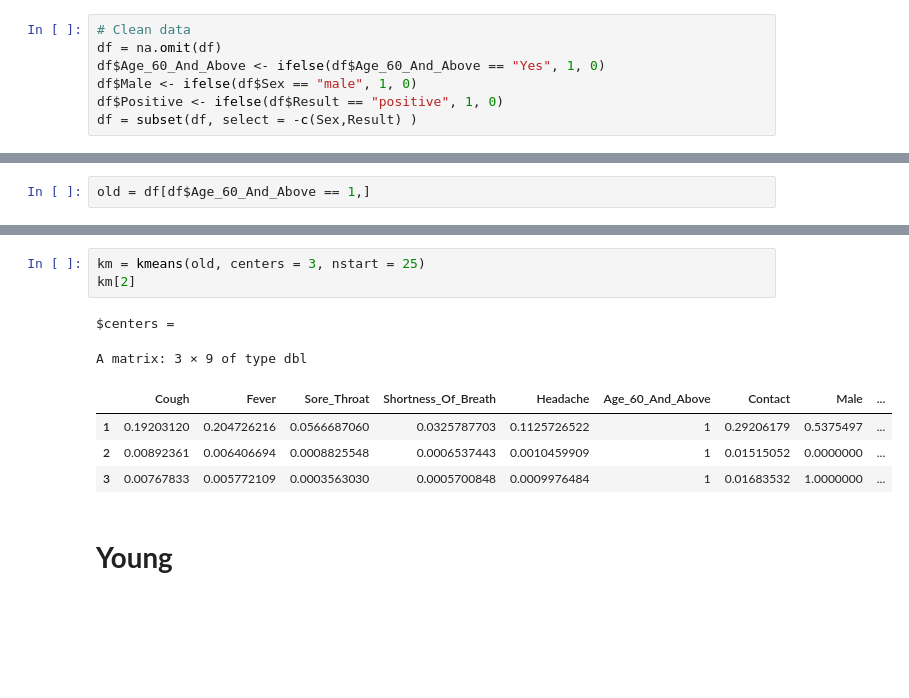
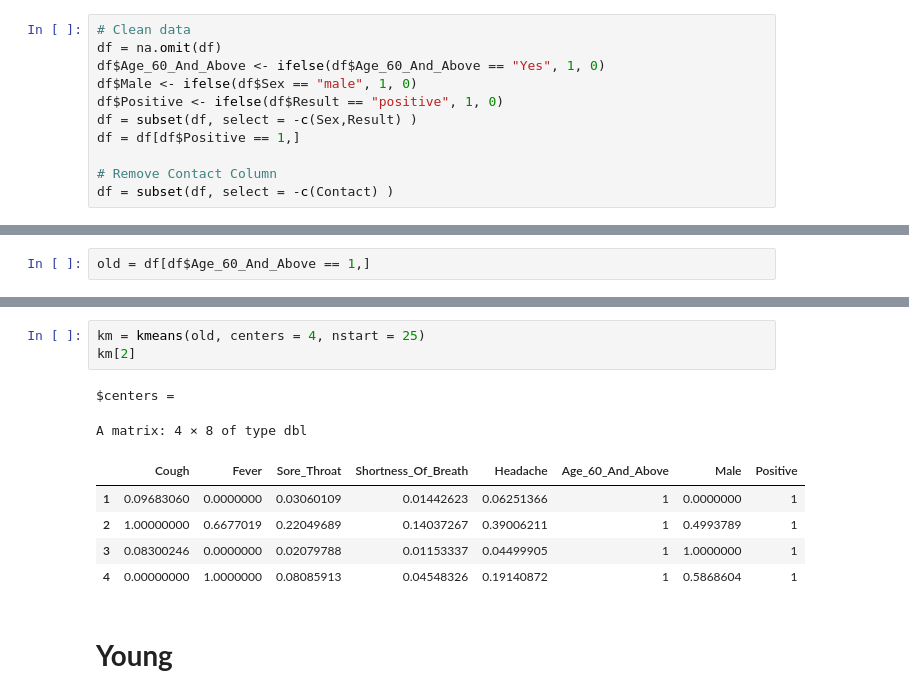
Before and after one commit to maxsohl/GSB530_Covid, a Jupyter notebook: K_means.ipynb, the cells around one changed output, grey strips where cells are left out. Saved outputs shown, nothing was run; the diff lists cells and outputs as text; blank space fills up the shorter version.

```diff
--- a/K_means.ipynb
+++ b/K_means.ipynb
@@ -41,6 +41,10 @@ df$Age_60_And_Above <- ifelse(df$Age_60_And_Above == "Yes", 1, 0)
 df$Male <- ifelse(df$Sex == "male", 1, 0)
 df$Positive <- ifelse(df$Result == "positive", 1, 0)
 df = subset(df, select = -c(Sex,Result) )
+df = df[df$Positive == 1,]
+
+# Remove Contact Column
+df = subset(df, select = -c(Contact) )
 # %%
 set.seed(123)
 
@@ -170,13 +180,14 @@ plot(k_values, wss_values,
 # %%
-km = kmeans(old, centers = 3, nstart = 25)
+km = kmeans(old, centers = 4, nstart = 25)
 km[2]
 # %% [output]
 $centers =
-A matrix: 3 × 9 of type dbl
+A matrix: 4 × 8 of type dbl
-|  | Cough | Fever | Sore_Throat | Shortness_Of_Breath | Headache | Age_60_And_Above | Contact | Male | ... |
-| 1 | 0.19203120 | 0.204726216 | 0.0566687060 | 0.0325787703 | 0.1125726522 | 1 | 0.29206179 | 0.5375497 | ... |
-| 2 | 0.00892361 | 0.006406694 | 0.0008825548 | 0.0006537443 | 0.0010459909 | 1 | 0.01515052 | 0.0000000 | ... |
-| 3 | 0.00767833 | 0.005772109 | 0.0003563030 | 0.0005700848 | 0.0009976484 | 1 | 0.01683532 | 1.0000000 | ... |
+|  | Cough | Fever | Sore_Throat | Shortness_Of_Breath | Headache | Age_60_And_Above | Male | Positive |
+| 1 | 0.09683060 | 0.0000000 | 0.03060109 | 0.01442623 | 0.06251366 | 1 | 0.0000000 | 1 |
+| 2 | 1.00000000 | 0.6677019 | 0.22049689 | 0.14037267 | 0.39006211 | 1 | 0.4993789 | 1 |
+| 3 | 0.08300246 | 0.0000000 | 0.02079788 | 0.01153337 | 0.04499905 | 1 | 1.0000000 | 1 |
+| 4 | 0.00000000 | 1.0000000 | 0.08085913 | 0.04548326 | 0.19140872 | 1 | 0.5868604 | 1 |
 # %% [markdown]
 # **Young**
 # %%
```
Also changed, not shown: parts of 11 cells of this notebook.
